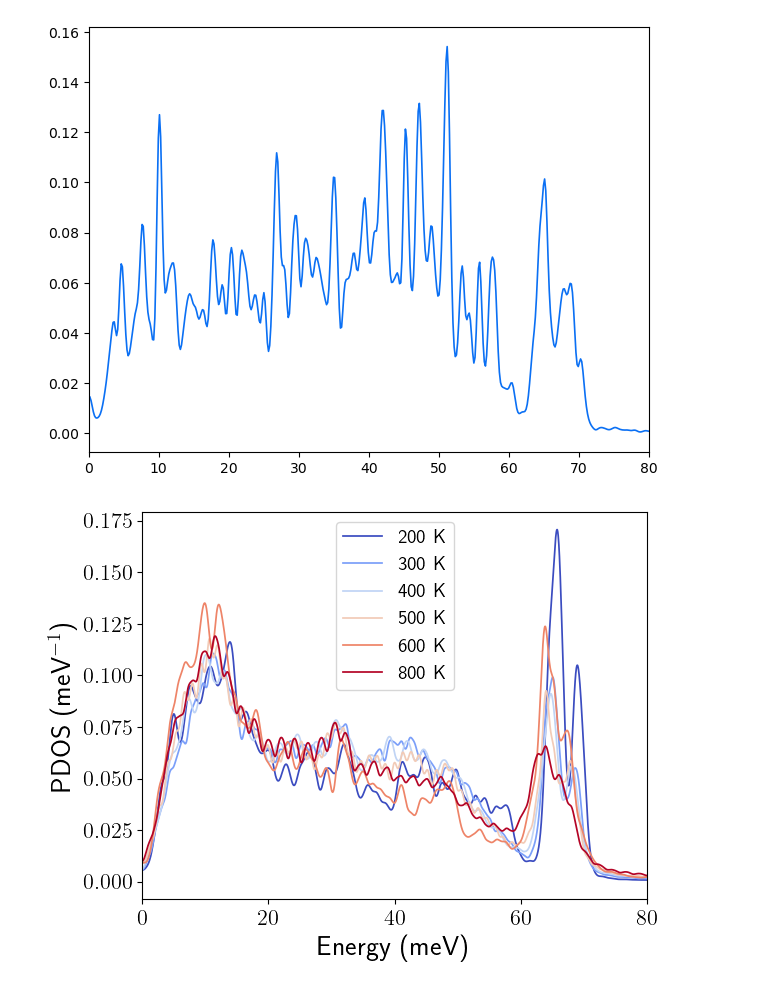
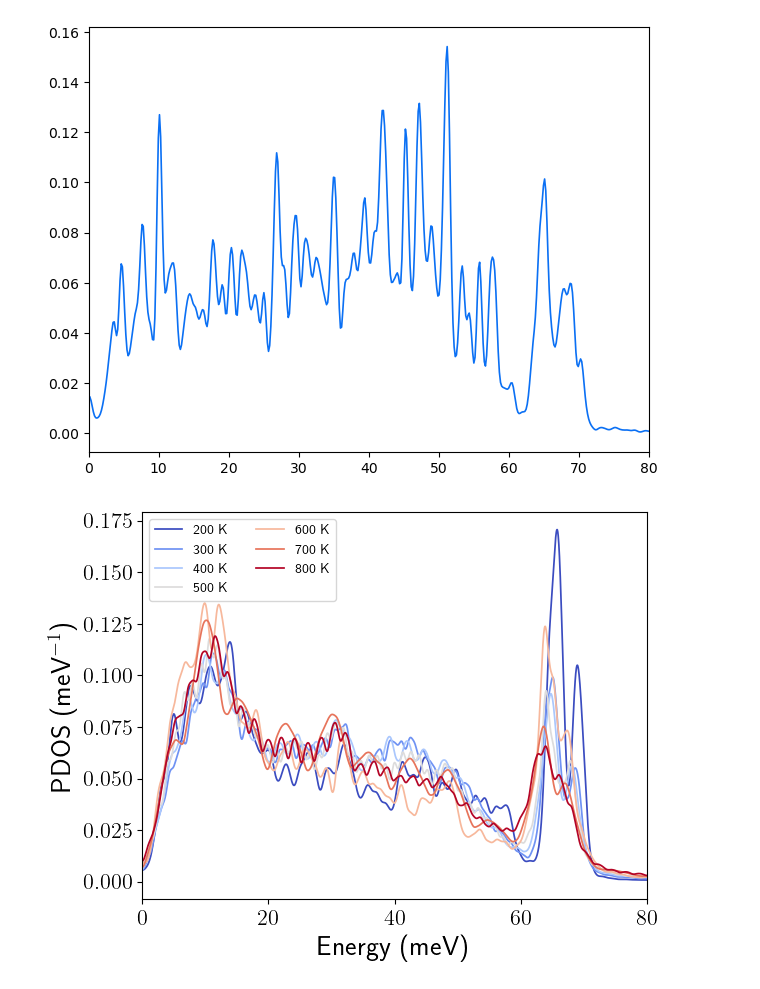
Before and after one commit to yangjackie/diffuser, a Jupyter notebook: PDOS_plotter.ipynb, the cells around one changed output. Drawn from its saved outputs; the diff is of its cells as text; code cells hidden in the pictures.

```diff
--- a/PDOS_plotter.ipynb
+++ b/PDOS_plotter.ipynb
@@ -290,9 +290,11 @@ pickle.dump(phonon_analyzer_S_600K.pdos_result, open("/Users/jackyang-macmini/sc
 pickle.dump(phonon_analyzer_P_600K.pdos_result, open("/Users/jackyang-macmini/scratch/LiPSCl-diffusion/nve_md/phonon_analyzer_P_600K_results.pkl", "wb"))
 pickle.dump(phonon_analyzer_Cl_600K.pdos_result, open("/Users/jackyang-macmini/scratch/LiPSCl-diffusion/nve_md/phonon_analyzer_Cl_600K_results.pkl", "wb"))
 # %%
+import pickle
+
 # analyse the temperature dependence of the phonon density of states
 
-temperatures = [200, 300, 400, 500, 600, 800]
+temperatures = [200, 300, 400, 500, 600, 700, 800]
 
 import numpy as np
 def _trapz(y: np.ndarray, x: np.ndarray) -> float:
@@ -303,32 +305,32 @@ def _trapz(y: np.ndarray, x: np.ndarray) -> float:
         x: Abscissa values,  shape (N,).
 
     Returns:
         Scalar integral.
     """
     return float(np.sum((np.asarray(y[:-1]) + np.asarray(y[1:])) / 2.0 * np.diff(x)))
 
 colors = plt.cm.coolwarm(np.linspace(0, 1, len(temperatures)))
 
 
 for temp in temperatures:
     Li_pdos_result = pickle.load(open("/Users/jackyang-macmini/OneDrive - UNSW/Documents/Projects/artificial_intelligence/LiPSCl-diffusion/nve_md/phonon_dos_results/phonon_analyzer_{element}_{temp}K_results.pkl".format(element="Li", temp=temp), 'rb'))
     P_pdos_result = pickle.load(open("/Users/jackyang-macmini/OneDrive - UNSW/Documents/Projects/artificial_intelligence/LiPSCl-diffusion/nve_md/phonon_dos_results/phonon_analyzer_{element}_{temp}K_results.pkl".format(element="P", temp=temp), 'rb'))
     S_pdos_result = pickle.load(open("/Users/jackyang-macmini/OneDrive - UNSW/Documents/Projects/artificial_intelligence/LiPSCl-diffusion/nve_md/phonon_dos_results/phonon_analyzer_{element}_{temp}K_results.pkl".format(element="S", temp=temp), 'rb'))
     Cl_pdos_result = pickle.load(open("/Users/jackyang-macmini/OneDrive - UNSW/Documents/Projects/artificial_intelligence/LiPSCl-diffusion/nve_md/phonon_dos_results/phonon_analyzer_{element}_{temp}K_results.pkl".format(element="Cl", temp=temp), 'rb'))
 
     total_dos = np.array(Li_pdos_result.pdos) + np.array(P_pdos_result.pdos) + np.array(S_pdos_result.pdos) + np.array(Cl_pdos_result.pdos)
     norm = _trapz(total_dos, Li_pdos_result.freq_THz)
     total_dos_norm = total_dos / norm
     filtered_total_dos = gaussian_filter(total_dos_norm, sigma=15)
 
     # pick a color from the matplotlib colormap for each temperature
     plt.plot(Li_pdos_result.freq_THz*4.14, filtered_total_dos, label=f"{temp} K", color=colors[temperatures.index(temp)], linestyle="-", lw=1.25)
 
 plt.xlim([0,80])
 plt.xlabel("Energy (meV)")
 plt.ylabel("PDOS (meV$^{-1}$)")
-plt.legend()
+plt.legend(fontsize=10,ncol=2)
 plt.tight_layout()
 plt.show()
 # %% [output]
-[figure, old version]
+[figure, new version]
```
Also changed, not shown: parts of 1 cell of this notebook, 2 other files.
